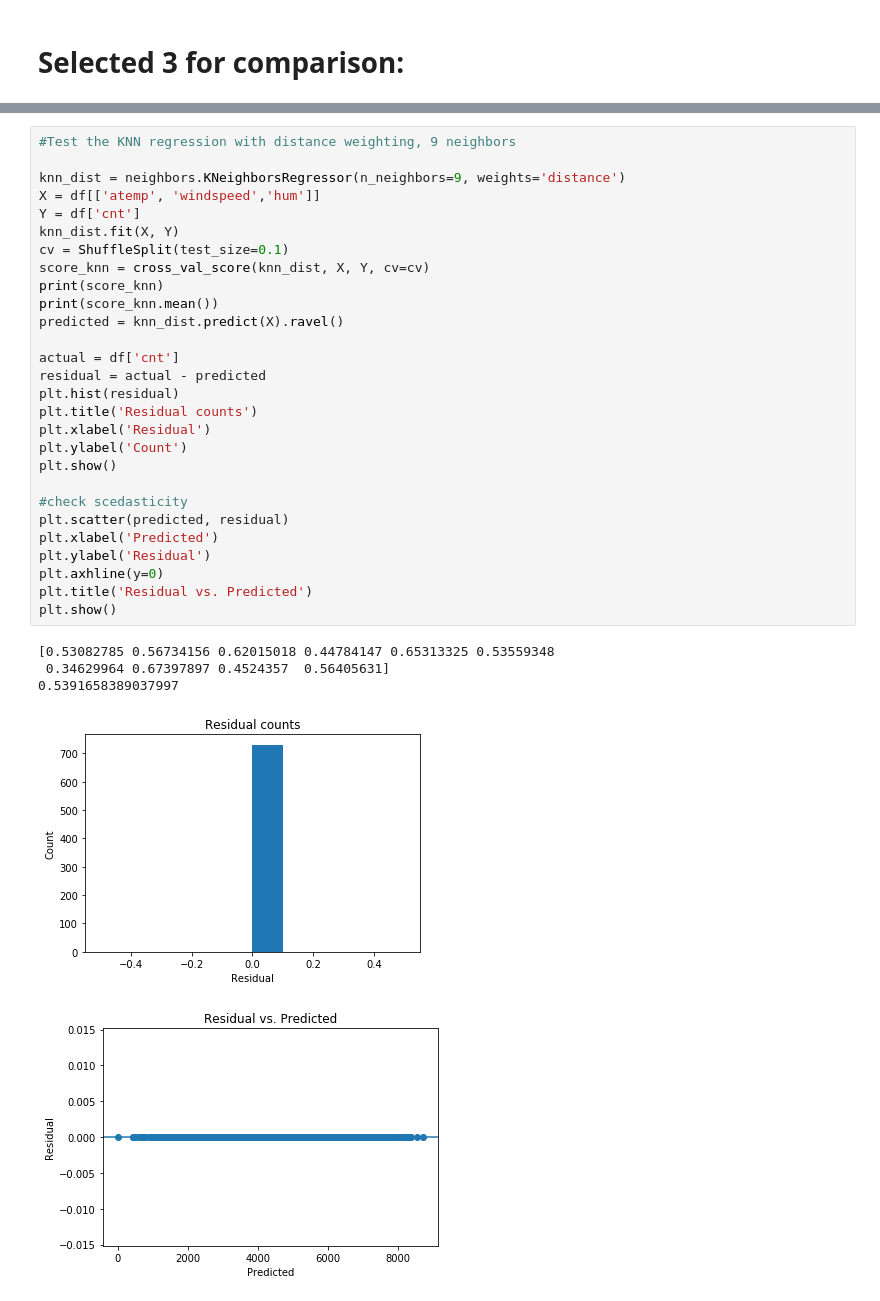
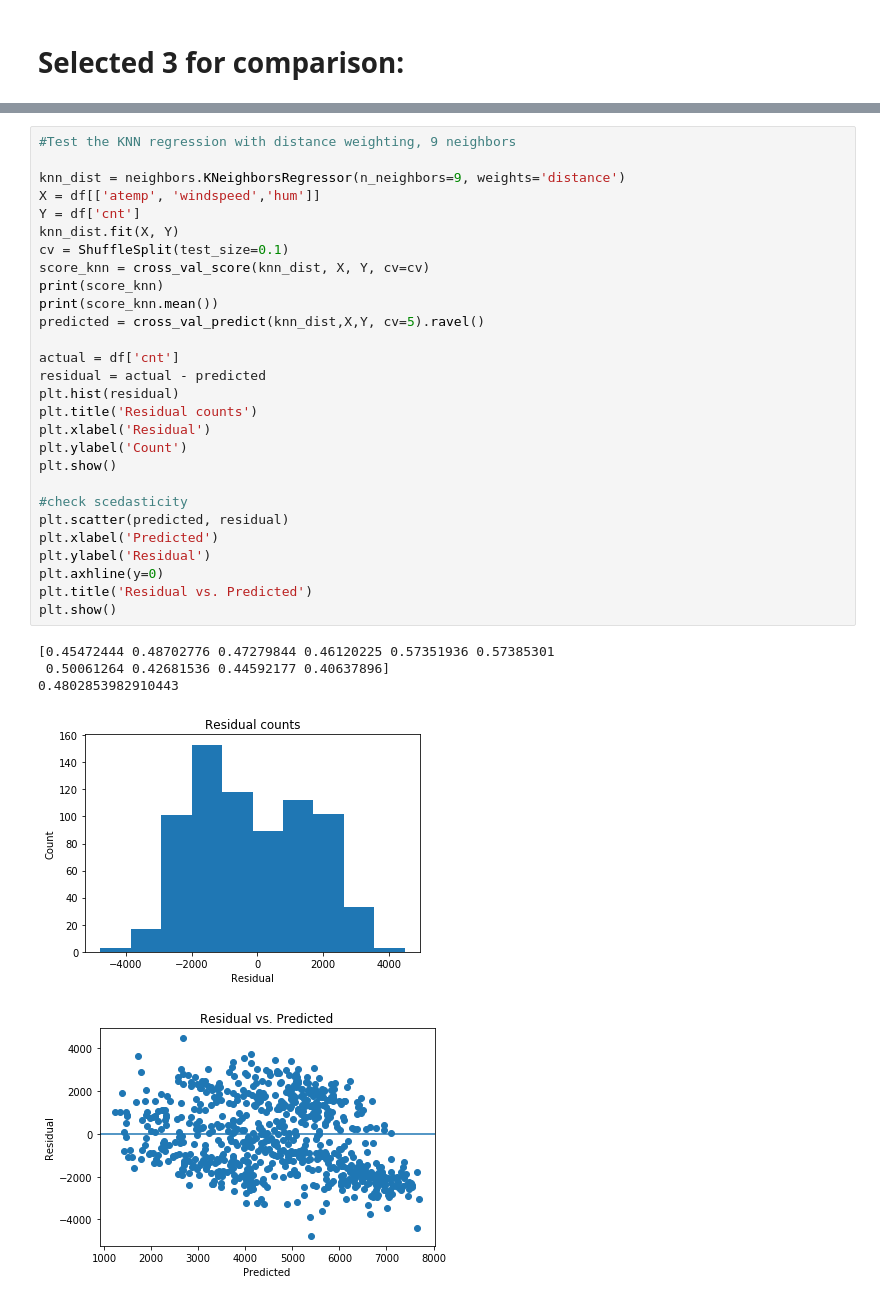
Before and after one commit to YunusBulut/dsprojects, a Jupyter notebook: similarity/U3.L1.P4_BikeShare.ipynb, the cells around one changed output, grey strips where cells are left out. Saved outputs shown, nothing was run; the diff lists cells and outputs as text.

```diff
--- a/similarity/U3.L1.P4_BikeShare.ipynb
+++ b/similarity/U3.L1.P4_BikeShare.ipynb
@@ -528,34 +455,34 @@ plt.show()
 # %%
 #Test the KNN regression with distance weighting, 9 neighbors
 
 knn_dist = neighbors.KNeighborsRegressor(n_neighbors=9, weights='distance')
 X = df[['atemp', 'windspeed','hum']]
 Y = df['cnt']
 knn_dist.fit(X, Y)
 cv = ShuffleSplit(test_size=0.1)
 score_knn = cross_val_score(knn_dist, X, Y, cv=cv)
 print(score_knn)
 print(score_knn.mean())
-predicted = knn_dist.predict(X).ravel()
+predicted = cross_val_predict(knn_dist,X,Y, cv=5).ravel()
 
 actual = df['cnt']
 residual = actual - predicted
 plt.hist(residual)
 plt.title('Residual counts')
 plt.xlabel('Residual')
 plt.ylabel('Count')
 plt.show()
 
 #check scedasticity
 plt.scatter(predicted, residual)
 plt.xlabel('Predicted')
 plt.ylabel('Residual')
 plt.axhline(y=0)
 plt.title('Residual vs. Predicted')
 plt.show()
 # %% [output]
-[0.53082785 0.56734156 0.62015018 0.44784147 0.65313325 0.53559348
- 0.34629964 0.67397897 0.4524357  0.56405631]
-0.5391658389037997
+[0.45472444 0.48702776 0.47279844 0.46120225 0.57351936 0.57385301
+ 0.50061264 0.42681536 0.44592177 0.40637896]
+0.4802853982910443
-[figure, old version]
+[figure, new version]
-[figure, old version]
+[figure, new version]
```
Also changed, not shown: parts of 13 cells of this notebook.
